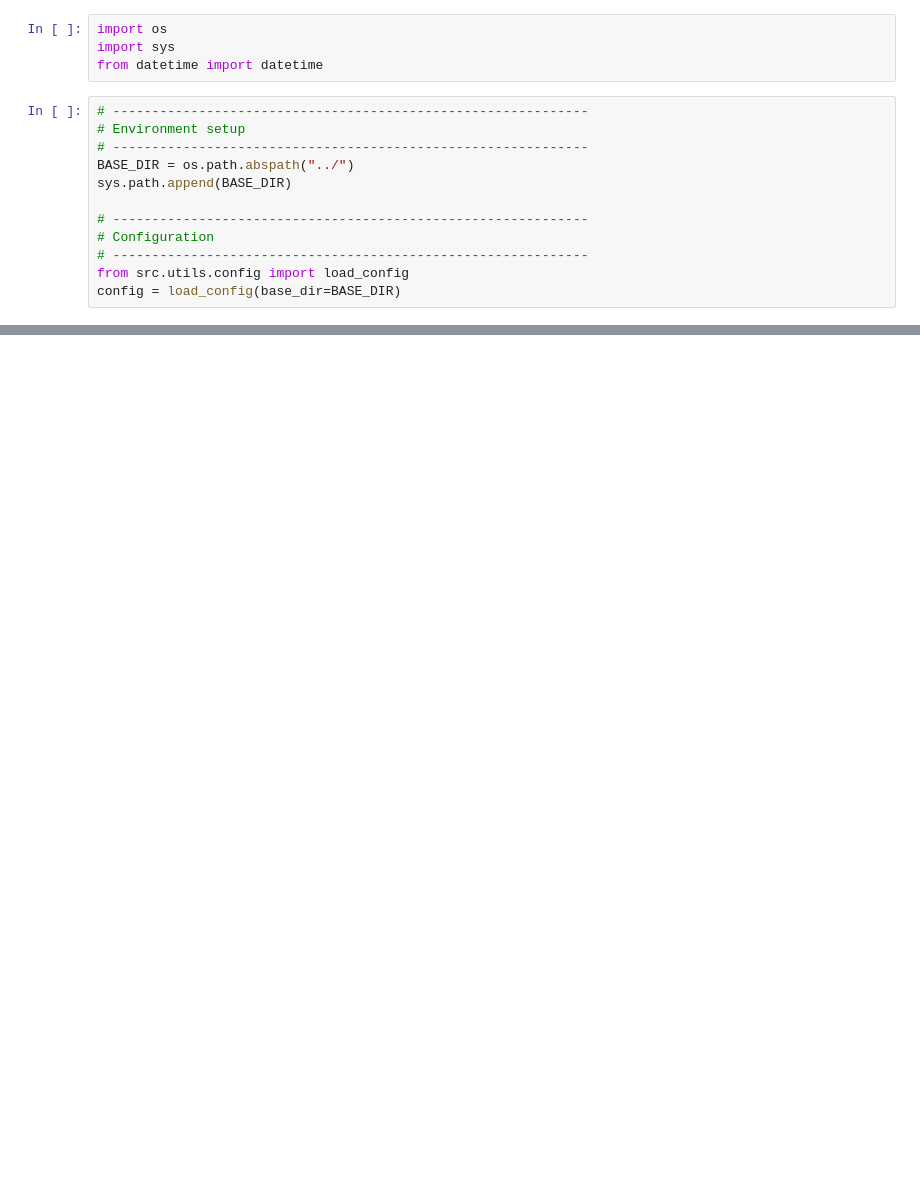
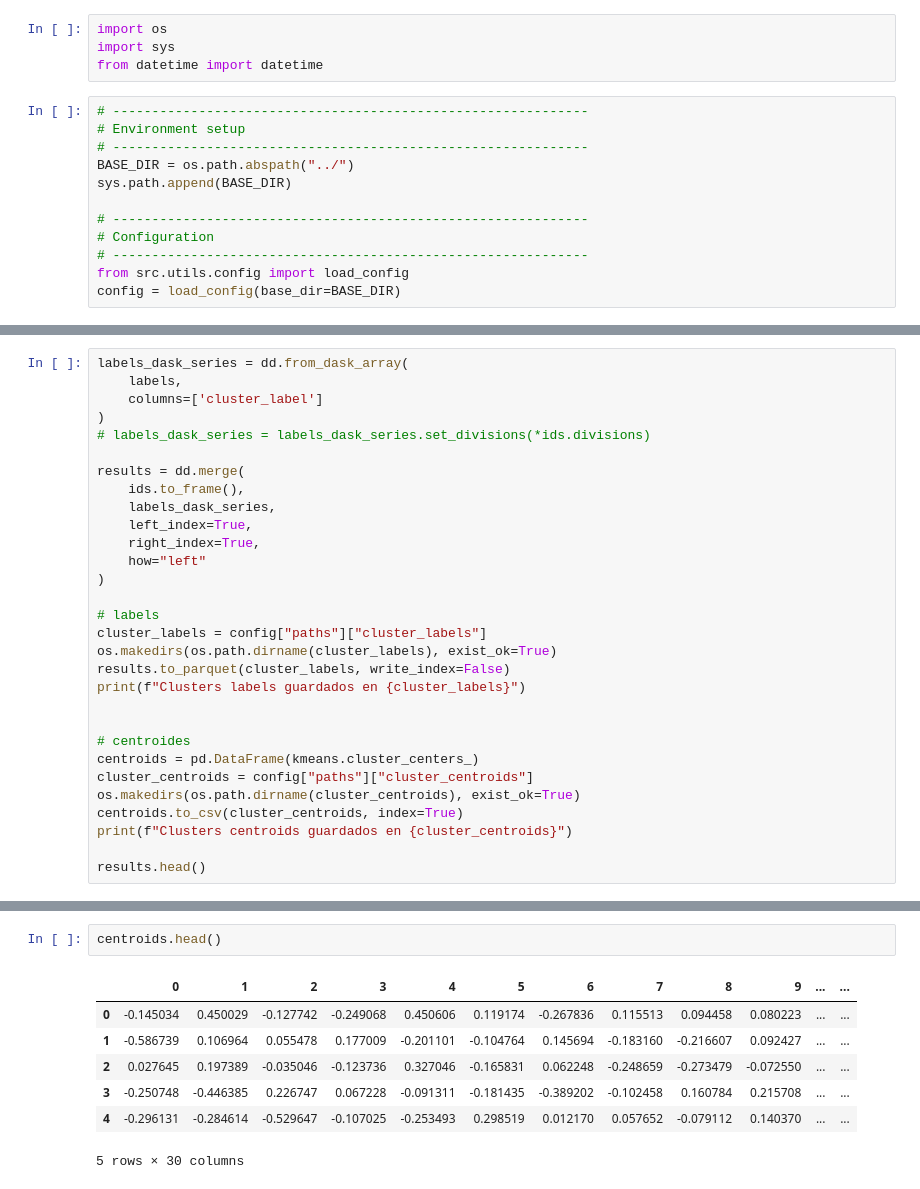
Before and after one commit to johnkbarrera/tensor_behavioral_pattern_mining, a Jupyter notebook: notebooks/p4_clustering.ipynb, the cells around one changed output, grey strips where cells are left out. Cells and saved outputs as stored; diff of their text form; blank space fills up the shorter version.

```diff
--- a/notebooks/p4_clustering.ipynb
+++ b/notebooks/p4_clustering.ipynb
@@ -149,0 +71,30 @@ print(f"⏱️ Total: {end_time - start_time:.2f} sec ({(end_time - start_time)/
+# %%
+labels_dask_series = dd.from_dask_array(
+    labels,
+    columns=['cluster_label']
+)
+# labels_dask_series = labels_dask_series.set_divisions(*ids.divisions)
+
+results = dd.merge(
+    ids.to_frame(),
+    labels_dask_series,
+    left_index=True,
+    right_index=True,
+    how="left"
+)
+
+# labels
+cluster_labels = config["paths"]["cluster_labels"]
+os.makedirs(os.path.dirname(cluster_labels), exist_ok=True)
+results.to_parquet(cluster_labels, write_index=False)
+print(f"Clusters labels guardados en {cluster_labels}")
+
+
+# centroides
+centroids = pd.DataFrame(kmeans.cluster_centers_)
+cluster_centroids = config["paths"]["cluster_centroids"]
+os.makedirs(os.path.dirname(cluster_centroids), exist_ok=True)
+centroids.to_csv(cluster_centroids, index=True)
+print(f"Clusters centroids guardados en {cluster_centroids}")
+
+results.head()
@@ -149,0 +110,10 @@ print(f"⏱️ Total: {end_time - start_time:.2f} sec ({(end_time - start_time)/
+# %%
+centroids.head()
+# %% [output]
+|  | 0 | 1 | 2 | 3 | 4 | 5 | 6 | 7 | 8 | 9 | ... | ... |
+| 0 | -0.145034 | 0.450029 | -0.127742 | -0.249068 | 0.450606 | 0.119174 | -0.267836 | 0.115513 | 0.094458 | 0.080223 | ... | ... |
+| 1 | -0.586739 | 0.106964 | 0.055478 | 0.177009 | -0.201101 | -0.104764 | 0.145694 | -0.183160 | -0.216607 | 0.092427 | ... | ... |
+| 2 | 0.027645 | 0.197389 | -0.035046 | -0.123736 | 0.327046 | -0.165831 | 0.062248 | -0.248659 | -0.273479 | -0.072550 | ... | ... |
+| 3 | -0.250748 | -0.446385 | 0.226747 | 0.067228 | -0.091311 | -0.181435 | -0.389202 | -0.102458 | 0.160784 | 0.215708 | ... | ... |
+| 4 | -0.296131 | -0.284614 | -0.529647 | -0.107025 | -0.253493 | 0.298519 | 0.012170 | 0.057652 | -0.079112 | 0.140370 | ... | ... |
+5 rows × 30 columns
```
Also changed, not shown: parts of 16 cells of this notebook.
